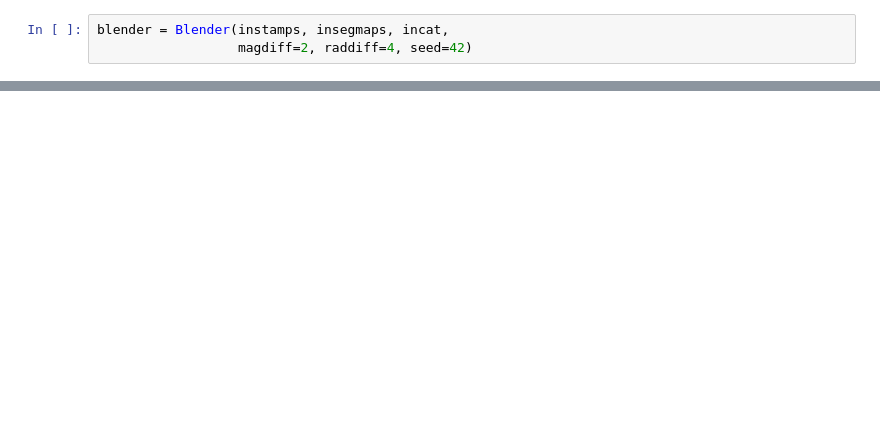
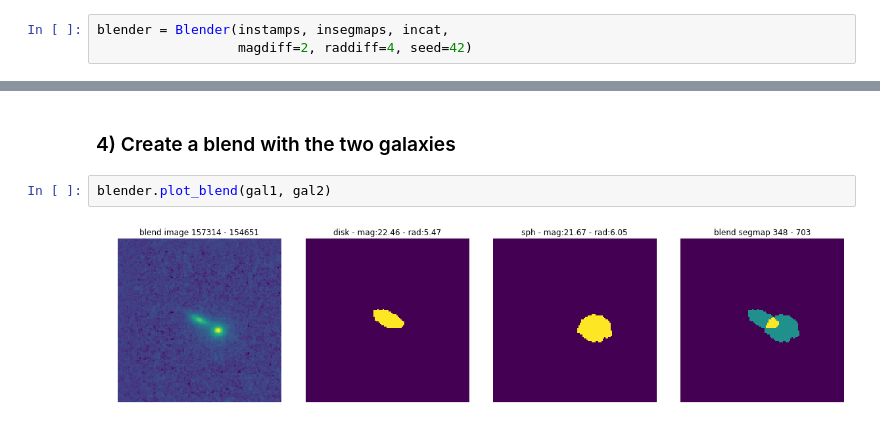
Before and after one commit to aboucaud/candels-blender, a Jupyter notebook: notebooks/manual_blender.ipynb, the cells around one changed output, grey strips where cells are left out. Drawn from its saved outputs; the diff is of its cells as text; blank space fills up the shorter version.

```diff
--- a/notebooks/manual_blender.ipynb
+++ b/notebooks/manual_blender.ipynb
@@ -93,0 +64,6 @@ cat.head()
+# %% [markdown]
+### 4) Create a blend with the two galaxies
+# %%
+blender.plot_blend(gal1, gal2)
+# %% [output]
+[figure, added]
```
Also changed, not shown: parts of 28 cells of this notebook, 2 other files.
